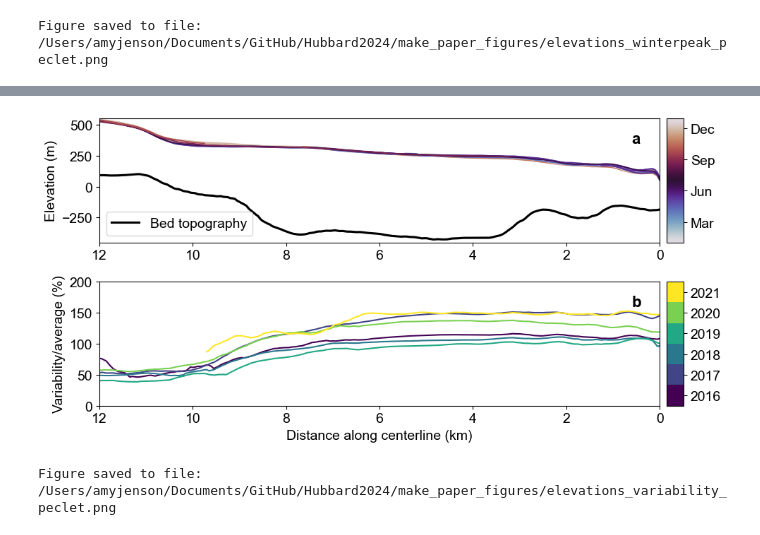
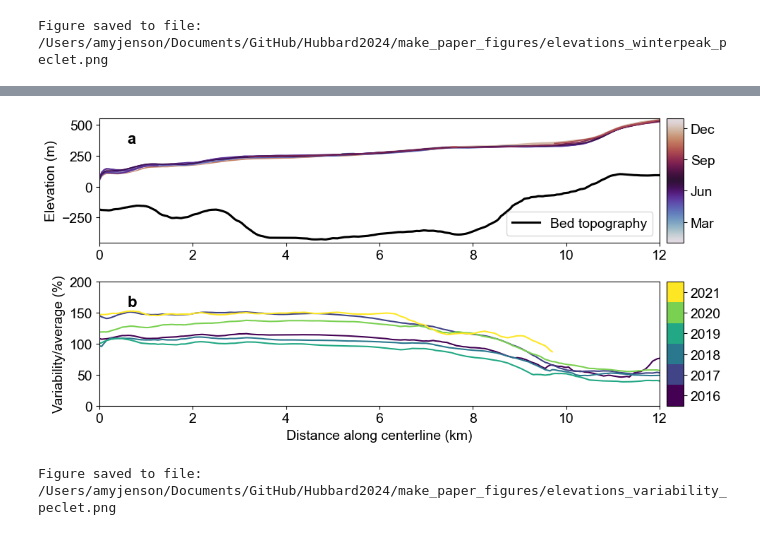
Before and after one commit to pohlan/Hubbard2024, a Jupyter notebook: make_paper_figures/surface_thickness_strength.ipynb, the cells around one changed output, grey strips where cells are left out. Saved outputs shown, nothing was run; the diff lists cells and outputs as text; code cells hidden in the pictures.

```diff
--- a/make_paper_figures/surface_thickness_strength.ipynb
+++ b/make_paper_figures/surface_thickness_strength.ipynb
@@ -696,7 +703,7 @@ x_position = cl_dist[last_index] / 1e3
 #ax[1].axvline(x=x_position, color='k', linestyle=':', linewidth=1)
 #print(f"Last position where Pe > 3: {x_position:.2f} km")
 
-ax[0].legend(loc='lower left')
+ax[0].legend(loc='lower right')
 cbar.ax.set_yticks(ticks)
 cbar.ax.set_yticklabels(labels)
 ax[0].set_ylabel('Elevation (m)')
@@ -728,32 +735,35 @@ listed_cmap = matplotlib.colors.ListedColormap(colors)
 bounds = np.arange(len(colors) + 1)
 norm = matplotlib.colors.BoundaryNorm(bounds, listed_cmap.N)
 sm = matplotlib.cm.ScalarMappable(cmap=listed_cmap, norm=norm)
 divider3 = make_axes_locatable(ax[1])
 cax3 = divider3.append_axes("right", size="3%", pad=0.1)
 cbar = fig.colorbar(sm, cax=cax3, ticks=np.arange(len(colors)) + 0.5, orientation='vertical')
 cbar.ax.set_yticklabels([f'{year}' for year in years[0:]])  # Customize labels
 cbar.ax.tick_params(which='minor', length=0)
 
 ### Add panel labels, adjust axes
 labels = ['a', 'b']
 for i, axis in enumerate(ax):
     axis.text((axis.get_xlim()[1] - axis.get_xlim()[0]) * 0.95 + axis.get_xlim()[0],
               (axis.get_ylim()[1] - axis.get_ylim()[0]) * 0.8 + axis.get_ylim()[0],
               labels[i], fontweight='bold', fontsize=fontsize+2)
     axis.grid(True)
     # axis.axvline(weak_dist, color='k', linestyle='--', linewidth=1)
 
 plt.sca(ax[0])  # Set the current active axis to ax[0]
 plt.grid(False)
 plt.sca(ax[1])  # Set the current active axis to ax[0]
 plt.grid(False)
 fig.tight_layout()
+
+ax[0].invert_xaxis()
+ax[1].invert_xaxis()
 plt.show()
 
 # Save figure
 fig_fn = os.path.join(figures_out_path, 'elevations_variability_peclet.png')
 fig.savefig(fig_fn, dpi=600, bbox_inches='tight')
 print('Figure saved to file:', fig_fn)
 # %% [output]
-[figure, old version]
+[figure, new version]
 Figure saved to file: /Users/amyjenson/Documents/GitHub/Hubbard2024/make_paper_figures/elevations_variability_peclet.png
```
Also changed, not shown: parts of 5 cells of this notebook, 1 other file.
